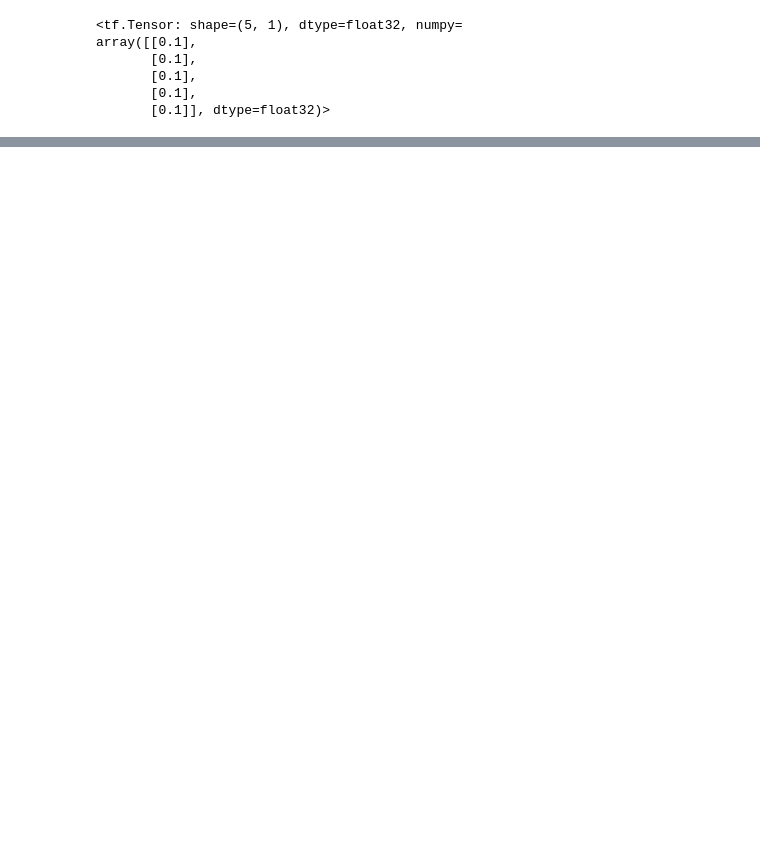
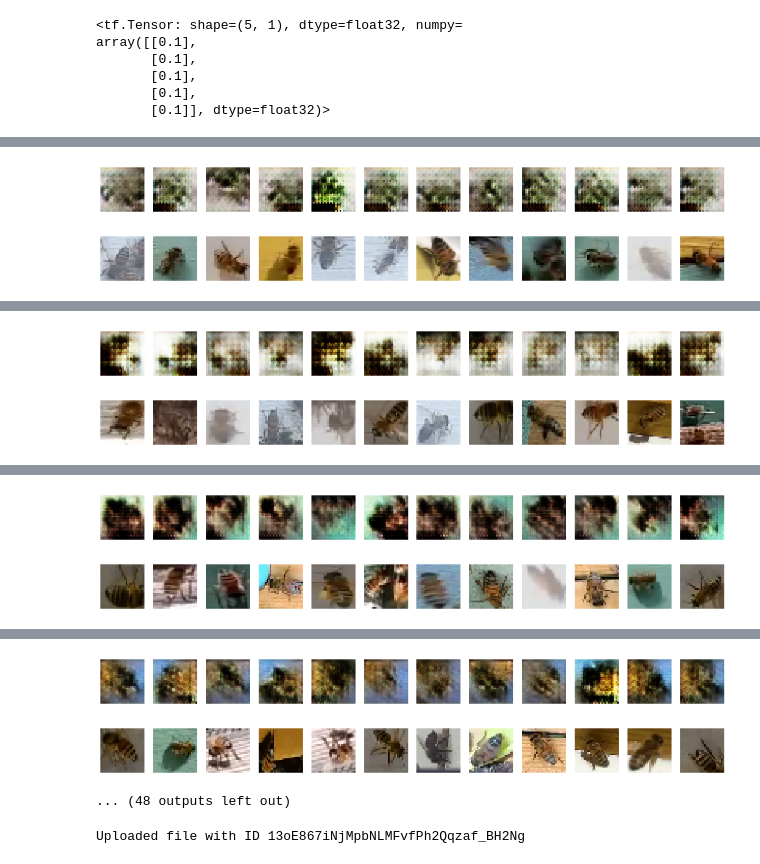
Before and after one commit to suyashss/nn_test, a Jupyter notebook: BEE-GAN.ipynb, the cells around one changed output, grey strips where cells are left out. Drawn from its saved outputs; the diff is of its cells as text; code cells hidden in the pictures; blank space fills up the shorter version.

Commit message:
More training, save models

```diff
--- a/BEE-GAN.ipynb
+++ b/BEE-GAN.ipynb
@@ -143,7 +143,7 @@ generator = keras.models.Sequential([# foundation for 7x7 image
 	keras.layers.BatchNormalization(),
 	keras.layers.LeakyReLU(alpha=0.2),
 	# output 28x28x1
-	keras.layers.Conv2D(1, (7,7), activation='tanh', padding='same', kernel_initializer=init)
+	keras.layers.Conv2D(3, (7,7), activation='tanh', padding='same', kernel_initializer=init)
 ])
 # %%
 tgen = generator(tf.random.normal(shape=[batch_size,codings_size]))
@@ -160,12 +160,12 @@ discriminator = keras.models.Sequential([keras.layers.Conv2D(64,input_shape=[ima
 # %%
 discriminator = 	keras.models.Sequential([
                                           keras.layers.Conv2D(64, (4,4), strides=(2,2), padding='same',
-                                                              kernel_initializer=init, input_shape=[image_dim,image_dim,1]),
-	keras.layers.BatchNormalization(),
+                                                              kernel_initializer=init, input_shape=[image_dim,image_dim,3]),
+	#keras.layers.BatchNormalization(),
 	keras.layers.LeakyReLU(alpha=0.2),
 	# downsample to 7x7
 	keras.layers.Conv2D(64, (4,4), strides=(2,2), padding='same', kernel_initializer=init),
-	keras.layers.BatchNormalization(),
+	#keras.layers.BatchNormalization(),
 	keras.layers.LeakyReLU(alpha=0.2),
 	# classifier
 	keras.layers.Flatten(),
@@ -182,6 +182,13 @@ gan.compile(loss="binary_crossentropy",optimizer=tf.optimizers.Adam(learning_rat
 def train_gan(gan,train_generator,batch_size,codings_size,n_epochs=50,num_batches=100):
   generator,discriminator = gan.layers
   for epoch in range(n_epochs):
+    if (epoch+1)%1000 == 0:
+      fname="gan_model_weights_{}.h5".format(epoch+1)
+      gan.save_weights(fname)
+      uploaded = drive.CreateFile({'title':fname})
+      uploaded.SetContentFile(fname)
+      uploaded.Upload()
+
     for batch in range(num_batches):
       (X_batch_raw,y_batch) = train_generator.next()
       X_batch = X_batch_raw#*2-1
@@ -189,20 +196,20 @@ def train_gan(gan,train_generator,batch_size,codings_size,n_epochs=50,num_batche
       # Train discriminator
       noise = tf.random.normal(shape=[batch_size,codings_size])
       generated_images = generator(noise)
-      if (epoch+1) % 20 == 0 and batch==0:
+      if (epoch+1) % 50 == 0 and batch==0:
         print("Epoch is",epoch+1,"GAN loss is",loss,"Discriminator loss is",disc_loss)
-        display_images((tf.squeeze(generated_images)+1)/2.0,12)
+        display_images(tf.squeeze(generated_images),12)
         display_images(tf.squeeze(X_batch),12)
       X_fake_and_real = tf.concat([generated_images,X_batch],axis=0)
-      y1 = tf.constant([[0.1]]*batch_size + [[0.9]]*batch_size)
+      y1 = tf.constant([[0.2]]*batch_size + [[0.8]]*batch_size)
       discriminator.trainable = True
       disc_loss = discriminator.train_on_batch(X_fake_and_real,y1)
-      #disc_loss = discriminator.train_on_batch(generated_images,tf.constant([[0]]*batch_size))
-      #disc_loss += discriminator.train_on_batch(X_batch,tf.constant([[1]]*batch_size))
+      #disc_loss = discriminator.train_on_batch(generated_images,tf.constant([[0.1]]*batch_size))
+      #disc_loss += discriminator.train_on_batch(X_batch,tf.constant([[0.9]]*batch_size))
       #disc_loss /= 2
       # Train the generator
       noise = tf.random.normal(shape=[batch_size,codings_size])
-      y2 = tf.constant([[1]]*batch_size)
+      y2 = tf.constant([[0.8]]*batch_size)
       discriminator.trainable = False
       loss = gan.train_on_batch(noise,y2)
 # %%
@@ -215,4 +222,5 @@ array([[0.1],
        [0.1],
        [0.1]], dtype=float32)>
 # %%
-train_gan(gan,train_generator,batch_size,codings_size,300,num_batches=100)
+train_gan(gan,train_generator,batch_size,codings_size,1000,num_batches=200)
+# %% [output]
@@ -218,0 +228,2 @@ train_gan(gan,train_generator,batch_size,codings_size,300,num_batches=100)
+[figure, added]
+[figure, added]
@@ -218,0 +231,2 @@ train_gan(gan,train_generator,batch_size,codings_size,300,num_batches=100)
+[figure, added]
+[figure, added]
@@ -218,0 +234,2 @@ train_gan(gan,train_generator,batch_size,codings_size,300,num_batches=100)
+[figure, added]
+[figure, added]
@@ -218,0 +237,3 @@ train_gan(gan,train_generator,batch_size,codings_size,300,num_batches=100)
+[figure, added]
+[figure, added]
+... (48 outputs left out)
@@ -218,0 +242,25 @@ train_gan(gan,train_generator,batch_size,codings_size,300,num_batches=100)
+# %%
+# Import PyDrive and associated libraries.
+# This only needs to be done once in a notebook.
+from pydrive.auth import GoogleAuth
+from pydrive.drive import GoogleDrive
+from google.colab import auth
+from oauth2client.client import GoogleCredentials
+
+# Authenticate and create the PyDrive client.
+# This only needs to be done once in a notebook.
+auth.authenticate_user()
+gauth = GoogleAuth()
+gauth.credentials = GoogleCredentials.get_application_default()
+drive = GoogleDrive(gauth)
+
+# Create & upload a text file.
+uploaded = drive.CreateFile({'title': 'gan_model_weights.h5'})
+#model_file = drive.CreateFile({'title' : 'model.h5'})
+uploaded.SetContentFile('gan_model_weights.h5')
+#model_file.Upload()
+#uploaded.SetContentString('Sample upload file content')
+uploaded.Upload()
+print('Uploaded file with ID {}'.format(uploaded.get('id')))
+# %% [output]
+Uploaded file with ID 13oE867iNjMpbNLMFvfPh2Qqzaf_BH2Ng
```
Also changed, not shown: parts of 12 cells of this notebook.
